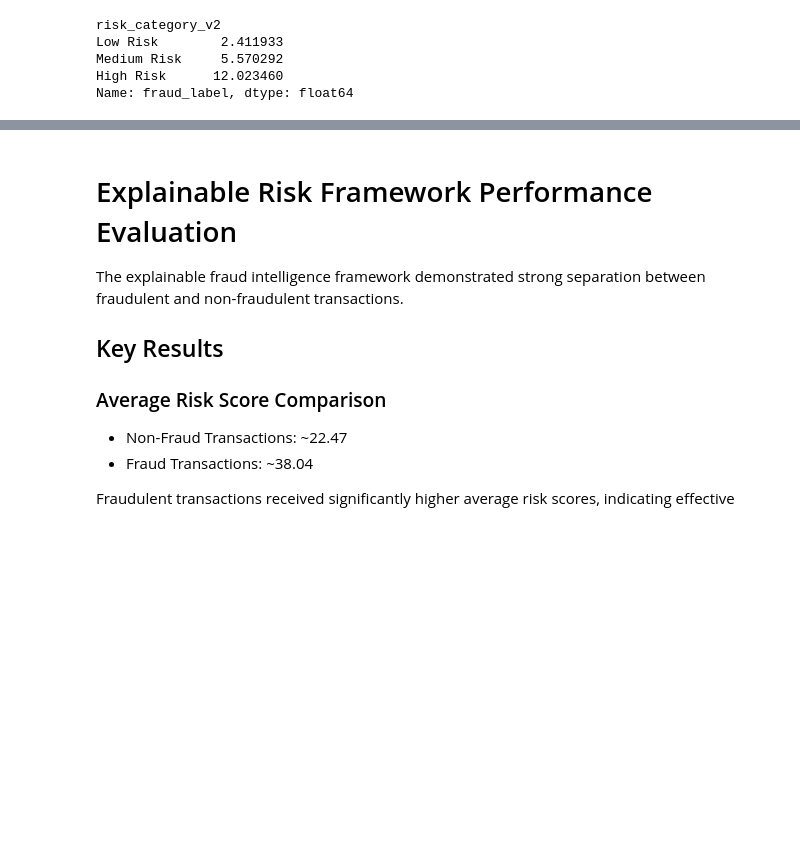
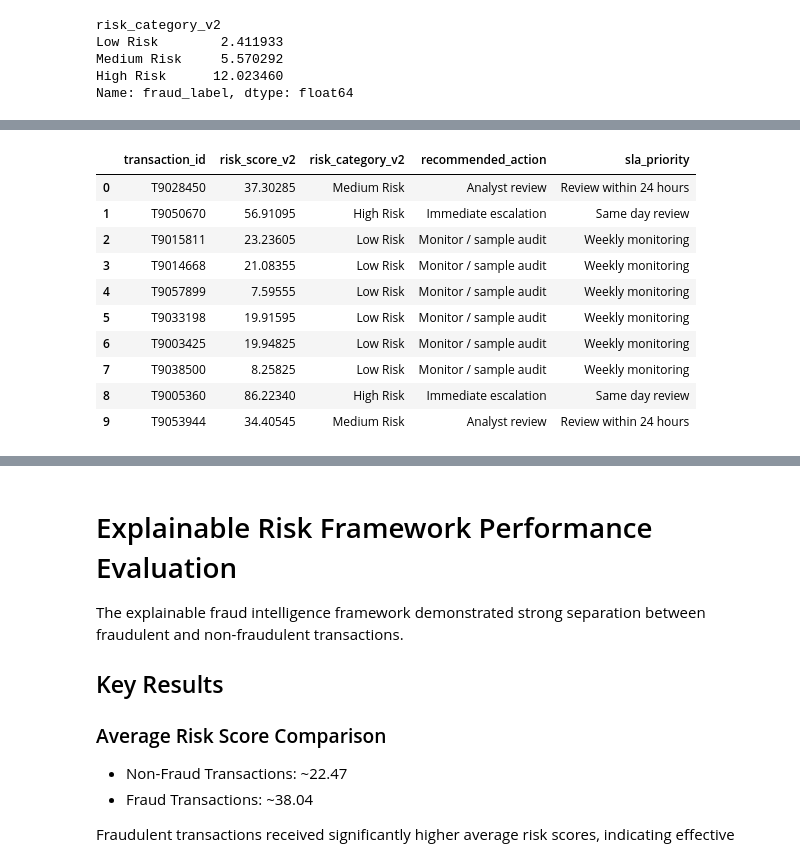
Before and after one commit to kuthurukarthikkumar-prog/jp-morgan-internship, a Jupyter notebook: 02_JPMorgan_Explainable_Fraud_Alert_Prioritization_Project_Kit/C_Supporting_Files/notebooks/jp_morgan_fraud_intelligence_Analysis.ipynb, the cells around one changed output, grey strips where cells are left out. Cells and saved outputs as stored; diff of their text form; code cells hidden in the pictures; blank space fills up the shorter version.

```diff
--- a/02_JPMorgan_Explainable_Fraud_Alert_Prioritization_Project_Kit/C_Supporting_Files/notebooks/jp_morgan_fraud_intelligence_Analysis.ipynb
+++ b/02_JPMorgan_Explainable_Fraud_Alert_Prioritization_Project_Kit/C_Supporting_Files/notebooks/jp_morgan_fraud_intelligence_Analysis.ipynb
@@ -1649,0 +2157,41 @@ Name: fraud_label, dtype: float64
+# %%
+# Convert risk categories into operational action bands
+
+def assign_recommended_action(risk_category):
+    if risk_category == "High Risk":
+        return "Immediate escalation"
+    elif risk_category == "Medium Risk":
+        return "Analyst review"
+    else:
+        return "Monitor / sample audit"
+
+def assign_sla_priority(risk_category):
+    if risk_category == "High Risk":
+        return "Same day review"
+    elif risk_category == "Medium Risk":
+        return "Review within 24 hours"
+    else:
+        return "Weekly monitoring"
+
+merged_data["recommended_action"] = merged_data["risk_category_v2"].apply(assign_recommended_action)
+merged_data["sla_priority"] = merged_data["risk_category_v2"].apply(assign_sla_priority)
+
+merged_data[[
+    "transaction_id",
+    "risk_score_v2",
+    "risk_category_v2",
+    "recommended_action",
+    "sla_priority"
+]].head(10)
+# %% [output]
+|  | transaction_id | risk_score_v2 | risk_category_v2 | recommended_action | sla_priority |
+| 0 | T9028450 | 37.30285 | Medium Risk | Analyst review | Review within 24 hours |
+| 1 | T9050670 | 56.91095 | High Risk | Immediate escalation | Same day review |
+| 2 | T9015811 | 23.23605 | Low Risk | Monitor / sample audit | Weekly monitoring |
+| 3 | T9014668 | 21.08355 | Low Risk | Monitor / sample audit | Weekly monitoring |
+| 4 | T9057899 | 7.59555 | Low Risk | Monitor / sample audit | Weekly monitoring |
+| 5 | T9033198 | 19.91595 | Low Risk | Monitor / sample audit | Weekly monitoring |
+| 6 | T9003425 | 19.94825 | Low Risk | Monitor / sample audit | Weekly monitoring |
+| 7 | T9038500 | 8.25825 | Low Risk | Monitor / sample audit | Weekly monitoring |
+| 8 | T9005360 | 86.22340 | High Risk | Immediate escalation | Same day review |
+| 9 | T9053944 | 34.40545 | Medium Risk | Analyst review | Review within 24 hours |
```
Also changed, not shown: parts of 28 cells of this notebook, 1 other file.
